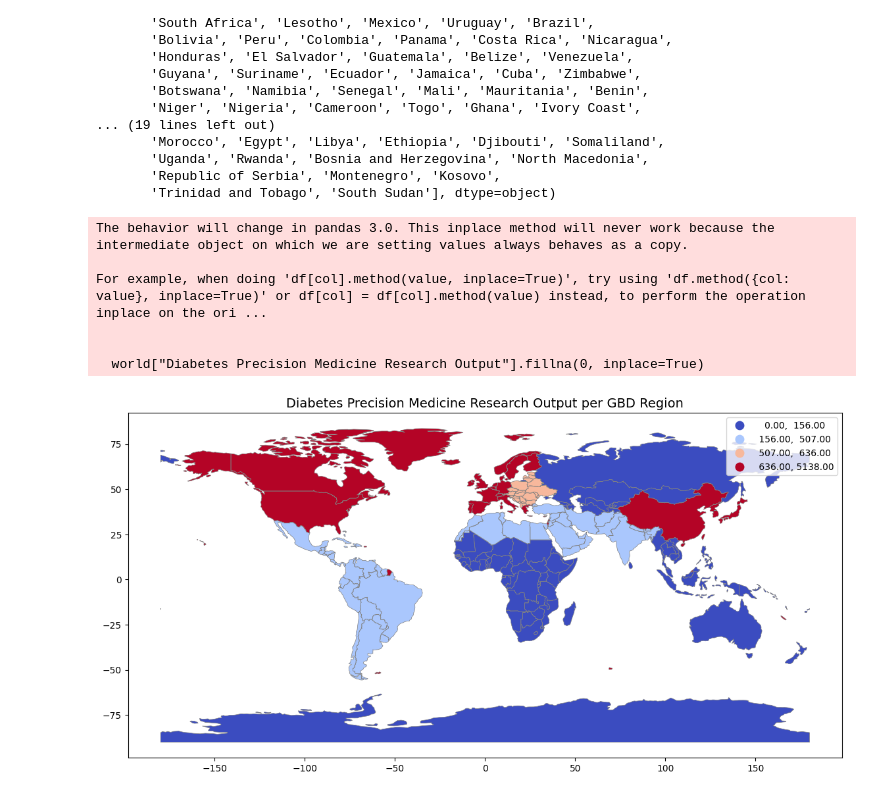
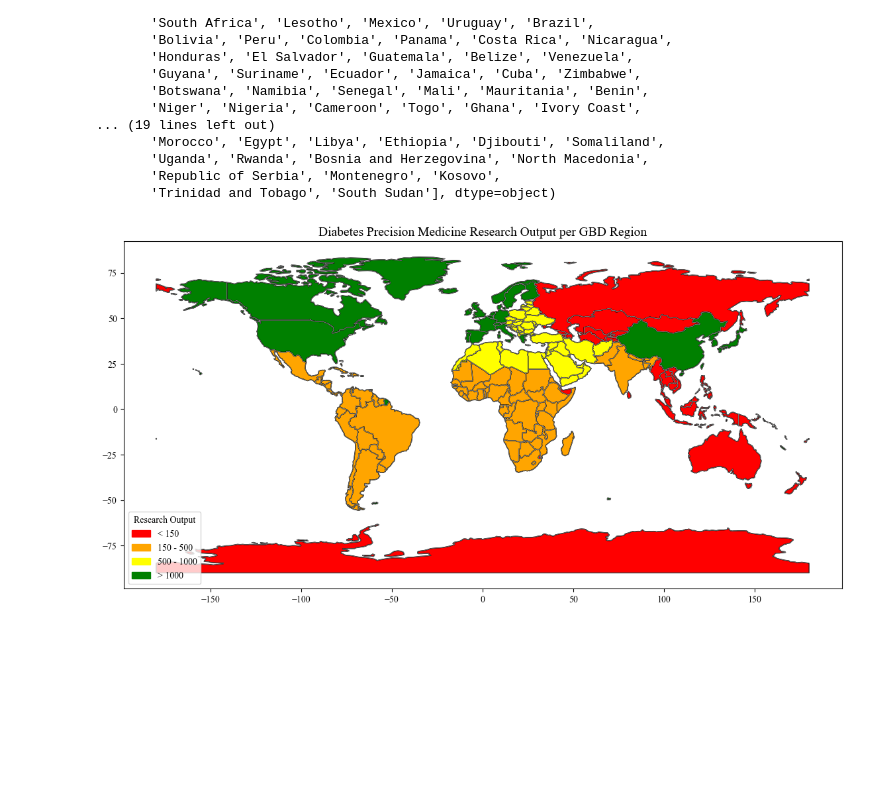
Before and after one commit to chroniq-lab/equity_precision_llm, a Jupyter notebook: preprocessing/creating world map of research output.ipynb, the cells around one changed output. Cells and saved outputs as stored; diff of their text form; code cells hidden in the pictures; blank space fills up the shorter version.

Commit message:
updated colors and legend for map

```diff
--- a/preprocessing/creating world map of research output.ipynb
+++ b/preprocessing/creating world map of research output.ipynb
@@ -73,50 +74,64 @@ gbd_to_countries = {
     "Latin America & Caribbean": ["Argentina", "Chile", "Mexico", "Uruguay", "Brazil", "Bolivia", "Peru", "Colombia", "Panama", "Costa Rica", "Nicaragua", "Honduras", "El Salvador", "Guatemala", "Belize", "Venezuela", "Guyana", "Suriname", "Ecuador", "Jamaica", "Cuba", "Haiti", "Dominican Republic", "Trinidad and Tobago", "Paraguay", "The Bahamas", "Antigua and Barbuda", "Saint Kitts and Nevis", "Barbados", "Dominica", "Grenada", "Saint Lucia", "Saint Vincent and the Grenadines"],
     "Middle East & North Africa": ["Afghanistan", "Algeria", "Bahrain", "Egypt", "Libya", "Morocco", "Tunisia", "Lebanon", "Jordan", "United Arab Emirates", "Qatar", "Kuwait", "Iraq", "Oman", "Yemen", "Saudi Arabia", "Syria", "Iran", "Palestine", "Turkey", "Western Sahara"],
     "South East Asia & Pacific Islands": [
         "Fiji", "Kiribat", "Marshall Islands", "Micronesia",  "Nauru", "Niue", "Palau", "Vanuatu", "Cambodia", "Thailand", "Lao People's Democratic Republic", "Myanmar", "Vietnam", "Philippines", "Malaysia", "Solomon Islands", "Papua New Guinea", "Indonesia", "East Timor", "Maldives", "Sri Lanka", "Mauritius", "Seychelles", "Samoa", "Tonga", "Tuvalu"],
     "South Asia": ["India", "Bangladesh", "Bhutan", "Nepal", "Pakistan"],
     "Sub Saharan Africa": ["Democratic Republic of the Congo", "Somalia", "Kenya", "Sudan", "Chad",
         "Senegal", "Mali", "Benin", "Niger", "Nigeria", "Cameroon",
         "Togo", "Ghana", "Ivory Coast", "Guinea", "Guinea-Bissau", "Liberia",
         "Sierra Leone", "Burkina Faso", "Central African Republic",
         "Republic of the Congo", "Gabon", "Equatorial Guinea", "Zambia",
         "Malawi", "Mozambique", "Eswatini", "Angola", "Burundi", "Madagascar",
         "Gambia", "Eritrea", "Ethiopia", "Djibouti", "Uganda",
         "Rwanda", "South Sudan", "Zimbabwe", "Botswana", "Namibia", "Lesotho",
         "South Africa", "United Republic of Tanzania", "Comoros", "Cabo Verde", "Mauritania", "Sao Tome and Principe"],
     "North America": ["Canada", "United States of America"],
         "Western Europe": ["Andorra", "United Kingdom", "Norway", "Denmark", "France", "Sweden", "Germany",
             "Switzerland", "Luxembourg", "Belgium", "Netherlands", "Portugal",
             "Spain", "Ireland", "Finland", "Iceland", "Italy", "Cyprus", "Israel", "Greece", "Malta", "Monaco", "San Marino"]
     }
 
-# Countries data
-country_output = []
-for region, output in zip(df["GBD Region"], df["Diabetes Precision Medicine Research Output"]):
-    for country in gbd_to_countries.get(region, []):
-        country_output.append({"country": country, "Diabetes Precision Medicine Research Output": output})
+import matplotlib.pyplot as plt
+import geopandas as gpd
+import pandas as pd
+import matplotlib as mpl
+import matplotlib.patches as mpatches
 
-df_countries = pd.DataFrame(country_output)
+# Set Times New Roman as the default font
+mpl.rcParams['font.family'] = 'Times New Roman'
 
-# Merge with world map data
-world = world.merge(df_countries, left_on="SOVEREIGNT", right_on="country", how="left")
+# Define a function to categorize values
+def categorize_output(value):
+    if value < 150:
+        return 'red'
+    elif 150 <= value <= 500:
+        return 'orange'
+    elif 500 < value <= 1000:
+        return 'yellow'
+    else:
+        return 'green'
 
-# Fill missing values with 0
-world["Diabetes Precision Medicine Research Output"].fillna(0, inplace=True)
+# Apply the function to create a new column for color mapping
+world["color"] = world["Diabetes Precision Medicine Research Output"].apply(categorize_output)
 
 # Plot the world map with research output
 fig, ax = plt.subplots(figsize=(14, 7))
 world.boundary.plot(ax=ax, linewidth=0.5, color="gray")
-world.plot(column="Diabetes Precision Medicine Research Output",
-           ax=ax, cmap="coolwarm", legend=True, scheme="quantiles",
-           missing_kwds={"color": "lightgrey"})
+world.plot(ax=ax, color=world["color"], edgecolor="black")
+
+# Custom legend
+legend_patches = [
+    mpatches.Patch(color='red', label='< 150'),
+    mpatches.Patch(color='orange', label='150 - 500'),
+    mpatches.Patch(color='yellow', label='500 - 1000'),
+    mpatches.Patch(color='green', label='> 1000')
+]
+ax.legend(handles=legend_patches, title="Research Output", loc='lower left')
+
+# Add title
 plt.title("Diabetes Precision Medicine Research Output per GBD Region", fontsize=14)
+
+# Show the plot
 plt.show()
 # %% [output]
-The behavior will change in pandas 3.0. This inplace method will never work because the intermediate object on which we are setting values always behaves as a copy.
-
-For example, when doing 'df[col].method(value, inplace=True)', try using 'df.method({col: value}, inplace=True)' or df[col] = df[col].method(value) instead, to perform the operation inplace on the ori ...
-
-
-  world["Diabetes Precision Medicine Research Output"].fillna(0, inplace=True)
-[figure, old version]
+[figure, new version]
```
Also changed, not shown: parts of 1 cell of this notebook.
